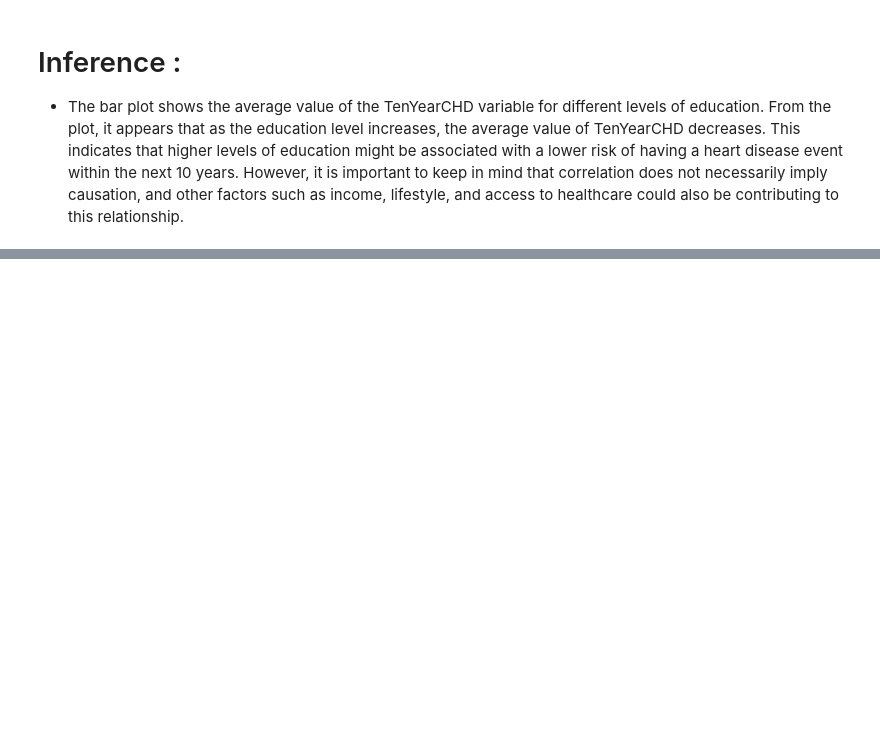
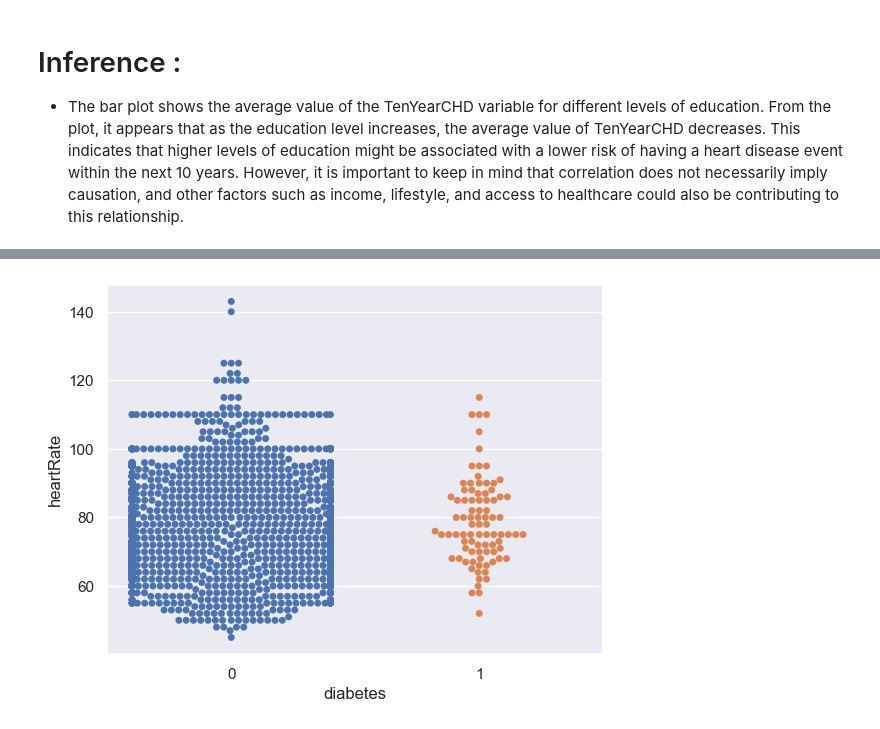
Before and after one commit to Vrishali04/Cardiovascular_Risk_Prediction_Classification_Capstone_Project, a Jupyter notebook: Cardiovascular_risk_prediction_classification_capstone_project_final.ipynb, the cells around one changed output, grey strips where cells are left out. Saved outputs shown, nothing was run; the diff lists cells and outputs as text; code cells hidden in the pictures; blank space fills up the shorter version.

```diff
--- a/Cardiovascular_risk_prediction_classification_capstone_project_final.ipynb
+++ b/Cardiovascular_risk_prediction_classification_capstone_project_final.ipynb
@@ -177,0 +200,6 @@ plt.show()
+# %%
+# Plot a swarm plot of heartRate vs diabetes
+sns.swarmplot(x="diabetes", y="heartRate", data=data)
+plt.show()
+# %% [output]
+[figure, added]
```
Also changed, not shown: parts of 7 cells of this notebook.
